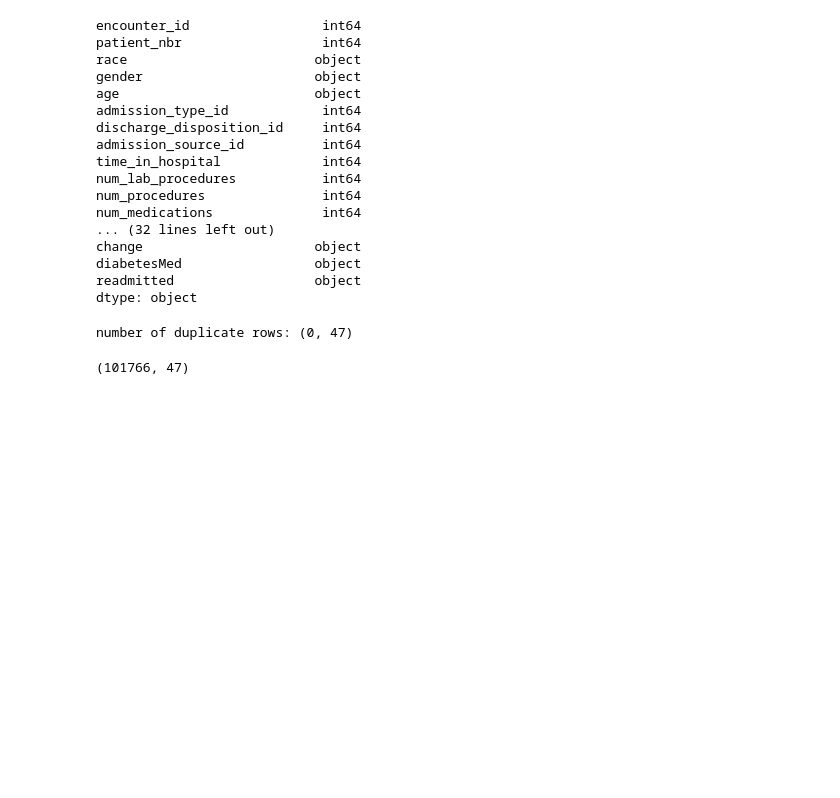
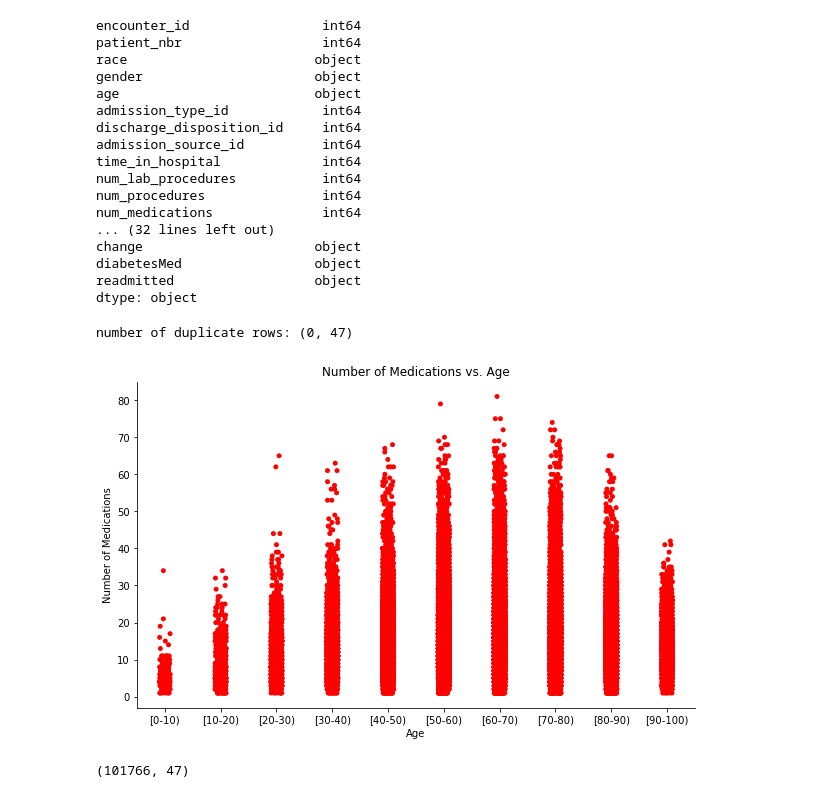
Before and after one commit to Memo0500/diabetes_classification, a Jupyter notebook: Diabetes_Classification.ipynb, the cells around one changed output. Saved outputs shown, nothing was run; the diff lists cells and outputs as text; code cells hidden in the pictures; blank space fills up the shorter version.

```diff
--- a/Diabetes_Classification.ipynb
+++ b/Diabetes_Classification.ipynb
@@ -168,6 +201,19 @@ duplicate = data[data.duplicated()]
 print('number of duplicate rows:' , duplicate.shape)
 # %% [output]
 number of duplicate rows: (0, 47)
+# %%
+
+#Let's try to see how the age and number of medicines vary,
+sortage = data.sort_values(by = 'age')
+x = sns.stripplot(x = "age", y = "num_medications", data = sortage, color = 'red')
+sns.despine() #remove top and right axes
+x.figure.set_size_inches(10, 6)
+x.set_xlabel('Age')
+x.set_ylabel('Number of Medications')
+x.axes.set_title('Number of Medications vs. Age')
+plt.show()
+# %% [output]
+[figure, added]
 # %%
 data.shape
 # %% [output]
```
Also changed, not shown: parts of 129 cells of this notebook, 3 other files.
